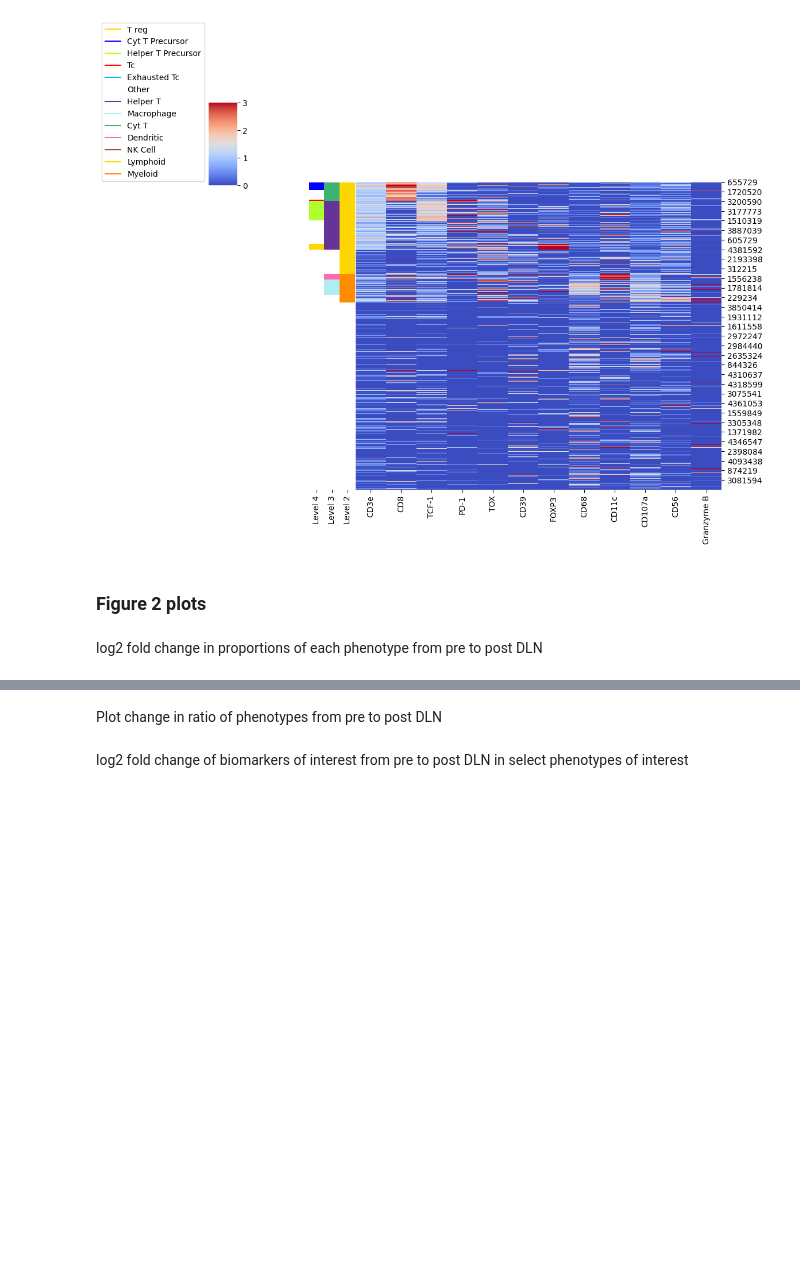
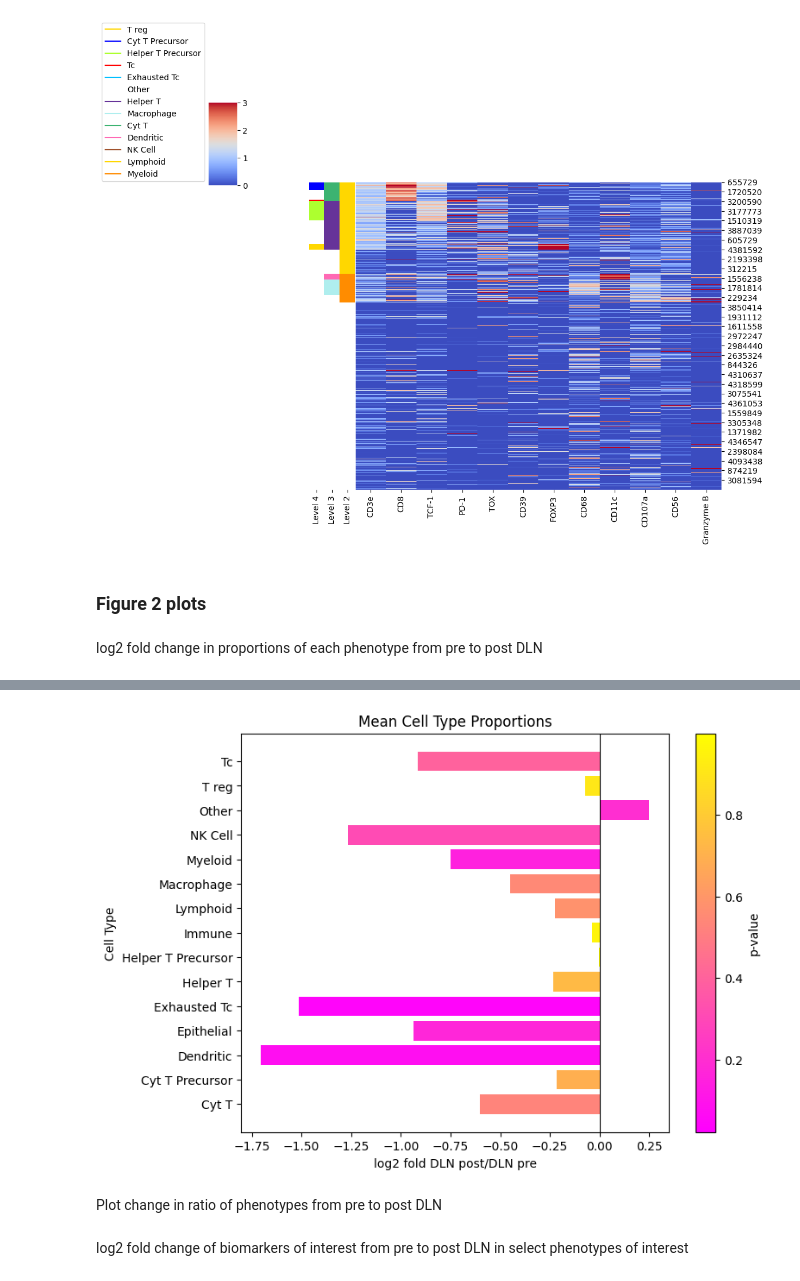
Before and after one commit to Pathomics-ai/Nguyenlab_multiplex, a Jupyter notebook: analysis/2b_prelim_figplots.ipynb, the cells around one changed output, grey strips where cells are left out. Drawn from its saved outputs; the diff is of its cells as text; code cells hidden in the pictures; blank space fills up the shorter version.

Commit message:
fixed log2 fold change plots

```diff
--- a/analysis/2b_prelim_figplots.ipynb
+++ b/analysis/2b_prelim_figplots.ipynb
@@ -336,0 +191,4 @@ df.columns
+# %%
+phen_prop = df.groupby(['Parent', 'Timepoint', 'Phenotype']).size().unstack(fill_value=0)
+prop_df = phen_prop.div(phen_prop.sum(axis=1), axis=0)
+prop_df.head()
@@ -336,0 +203,3 @@ df.columns
+# %%
+mean_prop = prop_df.groupby('Timepoint').mean()
+mean_prop.head()
@@ -336,0 +211,3 @@ df.columns
+# %%
+log2_fold_change = np.log2(mean_prop.loc['DLN post'] / mean_prop.loc['DLN pre'])
+log2_fold_change.head()
@@ -336,0 +239,10 @@ df.columns
+# %%
+p_values = []
+for phenotype in prop_df.columns:
+    prop_t1 = prop_df.xs('DLN pre', level='Timepoint')[phenotype]
+    prop_t2 =  prop_df.xs('DLN post', level='Timepoint')[phenotype]
+
+    # run independent t-test
+    _, p_value = ttest_rel(prop_t1, prop_t2)
+    print(p_value)
+    p_values.append(p_value)
@@ -337,48 +265,31 @@ df.columns
 # %%
-# proportions of each phenotype at each timepoint
-prop_df = df.groupby(['Timepoint', 'Phenotype']).size().unstack(fill_value=0)
-prop_df = prop_df.div(prop_df.sum(axis=1), axis=0)
-
-log2_fold_change = np.log2(prop_df.loc['DLN post'] / prop_df.loc['DLN pre'])
-
-p_values = []
-for phenotype in prop_df.columns:
-    prop_t1 = df[df['Timepoint'] == 'DLN pre']['Phenotype'] == phenotype
-    prop_t2 = df[df['Timepoint'] == 'DLN post']['Phenotype'] == phenotype
-
-    prop_t1 = prop_t1.astype(int)
-    prop_t2 = prop_t2.astype(int)
-
-    # run independent t-test
-    _, p_value = ttest_ind(prop_t1, prop_t2, equal_var=False)
-    print(p_value)
-    p_values.append(p_value)
-
 p_values = pd.Series(p_values, index=prop_df.columns)
 cmap = mpl.cm.spring # colour map
 colours = [cmap(p_val) for p_val in p_values]
 
 # plot horizontal bar
 fig, ax = plt.subplots(figsize=(8, 6))
 phenotypes = log2_fold_change.index
 
 bars = ax.barh(phenotypes, log2_fold_change, color=colours)
 ax.axvline(0, color='black', linewidth=0.8)
 ax.set_xlabel('log2 fold DLN post/DLN pre')
 ax.set_ylabel('Cell Type')
-ax.set_title('Cell Type Proportions')
+ax.set_title('Mean Cell Type Proportions')
 
 # p-value annotations
 # for i, (log2_fc, p_val) in enumerate(zip(log2_fold_change, p_values)):
 #     ax.text(log2_fc, i, f'p={p_val:.3e}', va='center', ha='right' if log2_fc < 0 else 'left')
 
 # colour bar
 sm = plt.cm.ScalarMappable(cmap=cmap, norm=mpl.colors.Normalize(vmin=p_values.min(), vmax=p_values.max()))
 sm.set_array([])
 cbar = fig.colorbar(sm, ax=ax)
 cbar.set_label('p-value')
 
 plt.show()
+# %% [output]
+[figure, added]
 # %% [markdown]
 Plot change in ratio of phenotypes from pre to post DLN
 # %%
```
Also changed, not shown: parts of 23 cells of this notebook.
